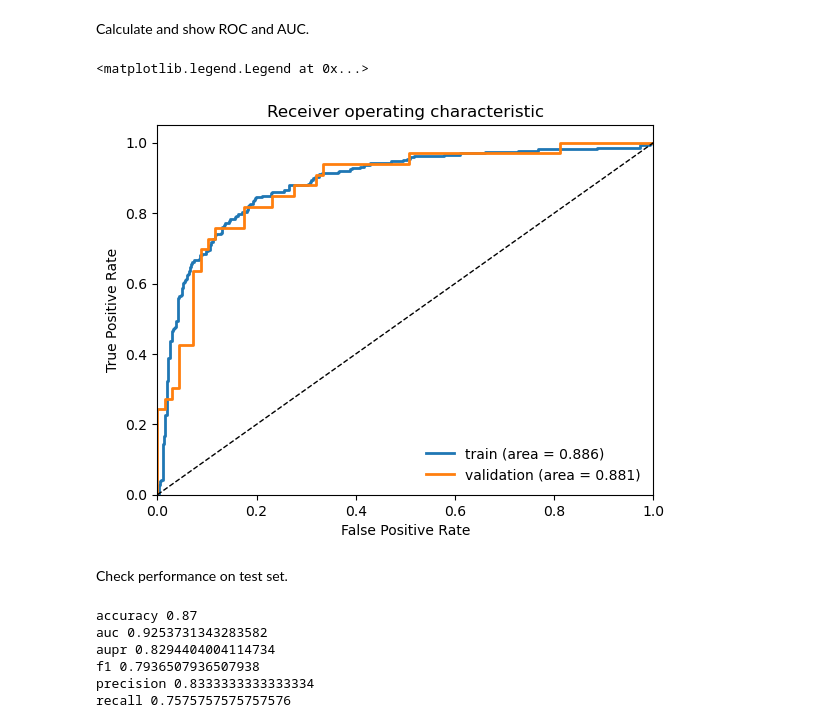
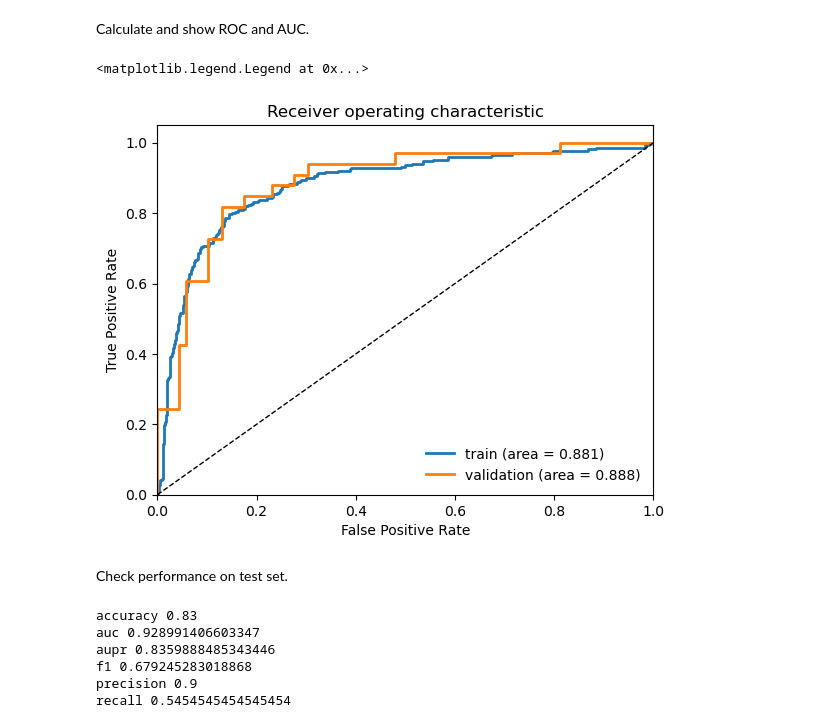
Before and after one commit to zhanglab-aim/cancer-net, a Jupyter notebook: demos/prostate_metalayer.ipynb, the cells around one changed output. Saved outputs shown, nothing was run; the diff lists cells and outputs as text; code cells hidden in the pictures.

```diff
--- a/demos/prostate_metalayer.ipynb
+++ b/demos/prostate_metalayer.ipynb
@@ -33,15 +33,14 @@ from cancernet import PnetDataSet
 ## Load dataset
 # %%
 reactome_kws = dict(
-    reactome_base_dir=os.path.join("/mnt/home/cpedersen/ceph/Data/data", "reactome"),
+    reactome_base_dir=os.path.join("data", "reactome"),
     relations_file_name="ReactomePathwaysRelation.txt",
     pathway_names_file_name="ReactomePathways.txt",
     pathway_genes_file_name="ReactomePathways.gmt",
 )
-
 reactome = ReactomeNetwork(reactome_kws)
 
-prostate_root = os.path.join("/mnt/home/cpedersen/ceph/Data/data", "prostate")
+prostate_root = os.path.join("data", "prostate")
 dataset = PnetDataSet(
     root=prostate_root,
     name="prostate_graph_humanbase",
@@ -103,28 +102,16 @@ Create and train model.
 # %%
 t0 = time.time()
 
-model = InteractionNet(layers=6,hidden=128,lr=lr)
+model = MetaLayerNet(layers=6,hidden=128,lr=lr)
 logger = InMemoryLogger()
 early_stop_callback = EarlyStopping(
     monitor="val_loss", min_delta=0.00, patience=50, verbose=False, mode="min"
 )
-checkpoint_callback = ModelCheckpoint(
-    dirpath="model_ckpts",
-    monitor="val_loss",
-    save_top_k=1,
-    filename="bestmodel_metalayer",
-    mode="min",
-)
-bestmodel_file = os.path.join("model_ckpts", "bestmodel_metalayer.ckpt")
-if os.path.isfile(bestmodel_file):
-    os.remove(bestmodel_file)
 
-# XXX this cannot be fully deterministic on GPU because
-# XXX scatter_add_cuda_kernel does not have a deterministic implementation!
 trainer = pl.Trainer(
     accelerator="gpu",
     max_epochs=n_epochs,
-    callbacks=[ProgressBar(), early_stop_callback, checkpoint_callback],
+    callbacks=[ProgressBar(), early_stop_callback],
     logger=logger,
     # deterministic=True,
 )
@@ -162,24 +148,22 @@ ax2.grid()
 # %% [markdown]
 Calculate and show ROC and AUC.
 # %%
-bestmodel_file = os.path.join("model_ckpts", "bestmodel_metalayer.ckpt")
-model = InteractionNet.load_from_checkpoint(bestmodel_file)
 fpr_train, tpr_train, train_auc, _, _ = get_roc(model, train_loader)
 fpr_valid, tpr_valid, valid_auc, _, _ = get_roc(model, valid_loader)
 
 fig, ax = plt.subplots()
 ax.plot(fpr_train, tpr_train, lw=2, label="train (area = %0.3f)" % train_auc)
 ax.plot(fpr_valid, tpr_valid, lw=2, label="validation (area = %0.3f)" % valid_auc)
 ax.plot([0, 1], [0, 1], color="black", lw=1, linestyle="--")
 ax.set_xlim([0.0, 1.0])
 ax.set_ylim([0.0, 1.05])
 ax.set_xlabel("False Positive Rate")
 ax.set_ylabel("True Positive Rate")
 ax.set_title("Receiver operating characteristic")
 ax.legend(loc="lower right", frameon=False)
 # %% [output]
 <matplotlib.legend.Legend at 0x...>
-[figure, old version]
+[figure, new version]
 # %% [markdown]
 Check performance on test set.
 # %%
@@ -198,9 +182,9 @@ print("f1", f1_score(ys, outs[:, 1] > 0.5))
 print("precision", precision_score(ys, outs[:, 1] > 0.5))
 print("recall", recall_score(ys, outs[:, 1] > 0.5))
 # %% [output]
-accuracy 0.87
-auc 0.9253731343283582
-aupr 0.8294404004114734
-f1 0.7936507936507938
-precision 0.8333333333333334
-recall 0.7575757575757576
+accuracy 0.83
+auc 0.928991406603347
+aupr 0.8359888485343446
+f1 0.679245283018868
+precision 0.9
+recall 0.5454545454545454
```
Also changed, not shown: parts of 5 cells of this notebook, 8 other files.
